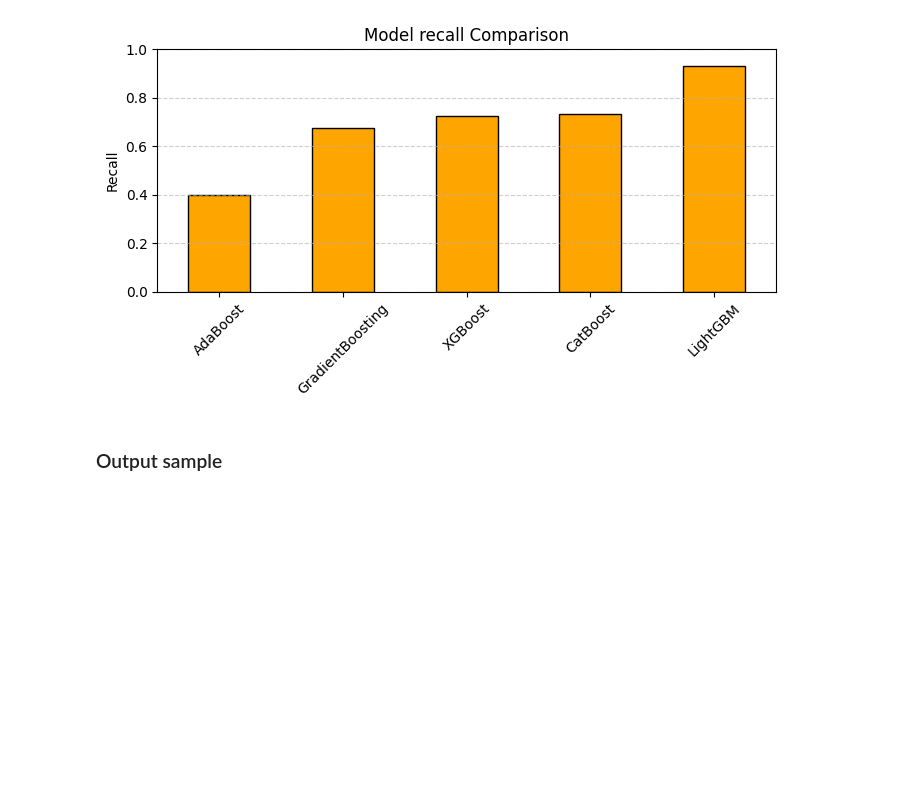
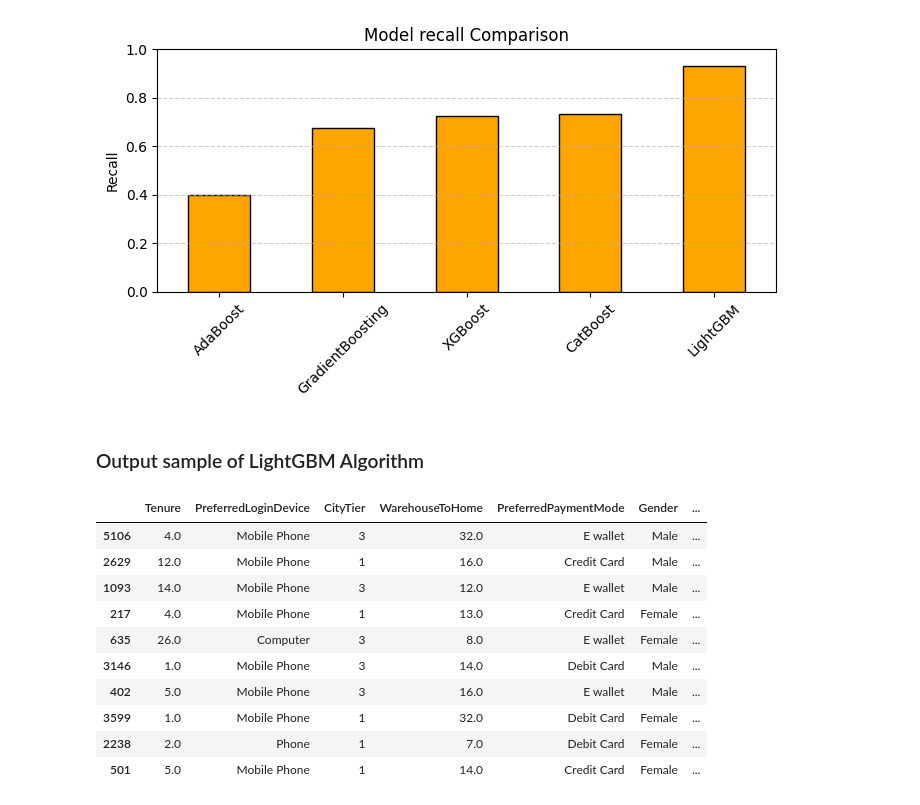
Before and after one commit to abhisekmiitk/ensemble_new, a Jupyter notebook: Ensemble_Learning.ipynb, the cells around one changed output. Drawn from its saved outputs; the diff is of its cells as text; code cells hidden in the pictures; blank space fills up the shorter version.

```diff
--- a/Ensemble_Learning.ipynb
+++ b/Ensemble_Learning.ipynb
@@ -466,3 +399,9 @@ cat_model.fit(X_train, y_train,
 evaluate("CatBoost", y_test, cat_model.predict(X_test))
 # %% [output]
 CatBoost        | Accuracy: 0.940  Precision: 0.888  Recall: 0.734
+# %%
+import warnings
+
+with warnings.catch_warnings():
+    warnings.simplefilter("ignore", category=FutureWarning)
+    lgbm.fit(X_train, y_train)
@@ -469,6 +417,13 @@ CatBoost        | Accuracy: 0.940  Precision: 0.888  Recall: 0.734
 # %% [markdown]
 ### LightGBM
 # %%
+from sklearn.pipeline import Pipeline
+from sklearn.compose import ColumnTransformer
+from sklearn.preprocessing import OneHotEncoder
+from lightgbm import LGBMClassifier
+import pandas as pd
+
+# Pipeline
 lgbm = Pipeline([
     ("prep", ColumnTransformer([
         ("cat", OneHotEncoder(handle_unknown="ignore"), cat_cols),
@@ -479,8 +434,21 @@ lgbm = Pipeline([
         num_leaves=31, subsample=0.8, colsample_bytree=0.8,
         random_state=42))
 ])
+
+# Train
 lgbm.fit(X_train, y_train)
-evaluate("LightGBM", y_test,
-         (lgbm.predict_proba(X_test)[:, 1] > 0.5).astype(int))
+
+# Evaluate
+y_pred = lgbm.predict(X_test)
+y_prob = lgbm.predict_proba(X_test)[:, 1]
+evaluate("LightGBM", y_test, (y_prob > 0.5).astype(int))
+
+# ✅ Build results DataFrame
+# Use X_test index to safely grab raw feature rows from original df
+X_test_original = df.loc[X_test.index].drop(columns=['Churn', 'CustomerID'], errors='ignore')
+
+results_df = X_test_original.copy()
+results_df['Actual'] = y_test.values
+results_df['Predicted'] = y_pred
 # %% [output]
 [LightGBM] [Info] Number of positive: 711, number of negative: 3511
@@ -565,4 +539,19 @@ plt.show()
 [figure]
 [figure]
 # %% [markdown]
-### Output sample
+### Output sample of LightGBM Algorithm
+# %%
+
+results_df.head(10)
+# %% [output]
+|  | Tenure | PreferredLoginDevice | CityTier | WarehouseToHome | PreferredPaymentMode | Gender | ... |
+| 5106 | 4.0 | Mobile Phone | 3 | 32.0 | E wallet | Male | ... |
+| 2629 | 12.0 | Mobile Phone | 1 | 16.0 | Credit Card | Male | ... |
+| 1093 | 14.0 | Mobile Phone | 3 | 12.0 | E wallet | Male | ... |
+| 217 | 4.0 | Mobile Phone | 1 | 13.0 | Credit Card | Female | ... |
+| 635 | 26.0 | Computer | 3 | 8.0 | E wallet | Female | ... |
+| 3146 | 1.0 | Mobile Phone | 3 | 14.0 | Debit Card | Male | ... |
+| 402 | 5.0 | Mobile Phone | 3 | 16.0 | E wallet | Male | ... |
+| 3599 | 1.0 | Mobile Phone | 1 | 32.0 | Debit Card | Female | ... |
+| 2238 | 2.0 | Phone | 1 | 7.0 | Debit Card | Female | ... |
+| 501 | 5.0 | Mobile Phone | 1 | 14.0 | Credit Card | Female | ... |
```
Also changed, not shown: parts of 6 cells of this notebook.
